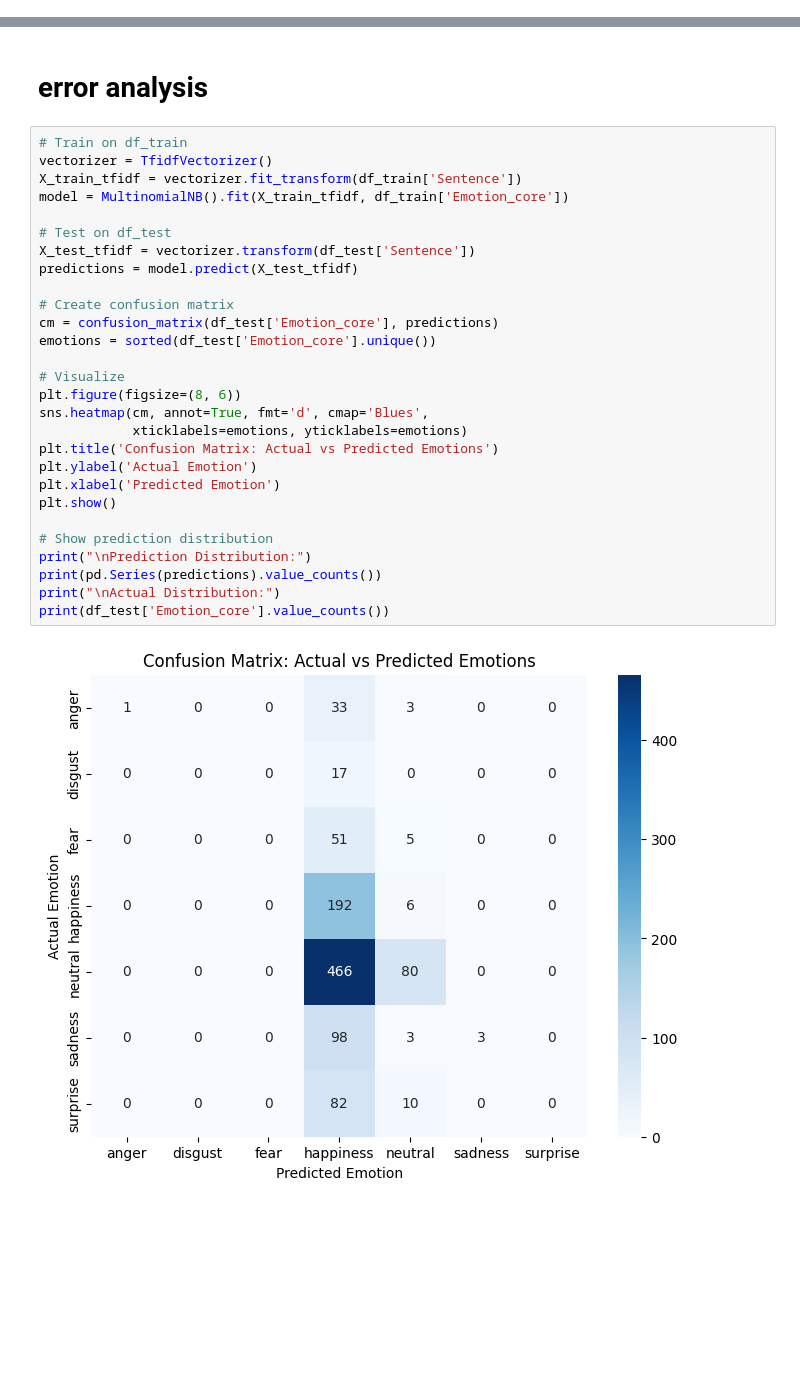
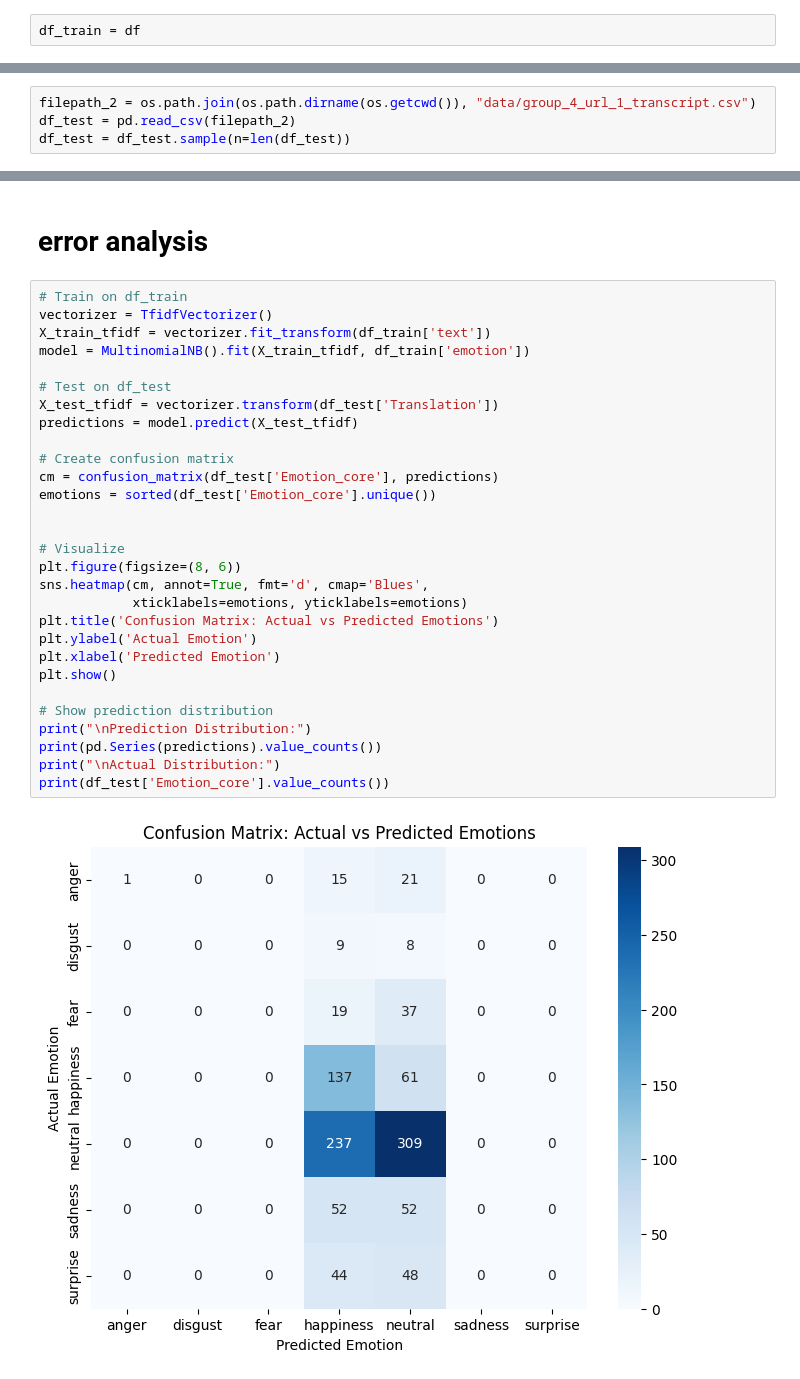
Before and after one commit to koen18138/NLP_emotion_detection, a Jupyter notebook: nlp_cia/task 6/naive.ipynb, the cells around one changed output, grey strips where cells are left out. Saved outputs shown, nothing was run; the diff lists cells and outputs as text; blank space fills up the shorter version.

```diff
--- a/nlp_cia/task 6/naive.ipynb
+++ b/nlp_cia/task 6/naive.ipynb
@@ -44,0 +99,2 @@ df_test.head()
+# %%
+df_train = df
@@ -45,3 +110,7 @@ df_test.head()
+# %%
+filepath_2 = os.path.join(os.path.dirname(os.getcwd()), "data/group_4_url_1_transcript.csv")
+df_test = pd.read_csv(filepath_2)
+df_test = df_test.sample(n=len(df_test))
 # %% [markdown]
 # training model
 # %%
@@ -113,31 +183,32 @@ Alpha=2.0: 0.358
 # %%
 # Train on df_train
 vectorizer = TfidfVectorizer()
-X_train_tfidf = vectorizer.fit_transform(df_train['Sentence'])
-model = MultinomialNB().fit(X_train_tfidf, df_train['Emotion_core'])
+X_train_tfidf = vectorizer.fit_transform(df_train['text'])
+model = MultinomialNB().fit(X_train_tfidf, df_train['emotion'])
 
 # Test on df_test
-X_test_tfidf = vectorizer.transform(df_test['Sentence'])
+X_test_tfidf = vectorizer.transform(df_test['Translation'])
 predictions = model.predict(X_test_tfidf)
 
 # Create confusion matrix
 cm = confusion_matrix(df_test['Emotion_core'], predictions)
 emotions = sorted(df_test['Emotion_core'].unique())
+
 
 # Visualize
 plt.figure(figsize=(8, 6))
 sns.heatmap(cm, annot=True, fmt='d', cmap='Blues',
             xticklabels=emotions, yticklabels=emotions)
 plt.title('Confusion Matrix: Actual vs Predicted Emotions')
 plt.ylabel('Actual Emotion')
 plt.xlabel('Predicted Emotion')
 plt.show()
 
 # Show prediction distribution
 print("\nPrediction Distribution:")
 print(pd.Series(predictions).value_counts())
 print("\nActual Distribution:")
 print(df_test['Emotion_core'].value_counts())
 # %% [output]
-[figure, old version]
+[figure, new version]
 Prediction Distribution:
```
Also changed, not shown: parts of 12 cells of this notebook, 3 other files.
